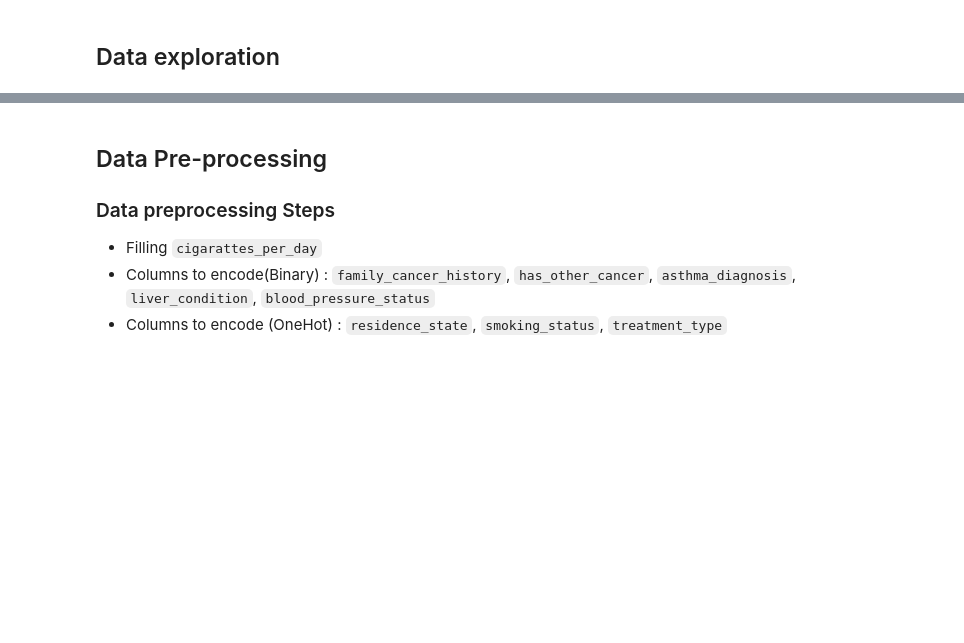
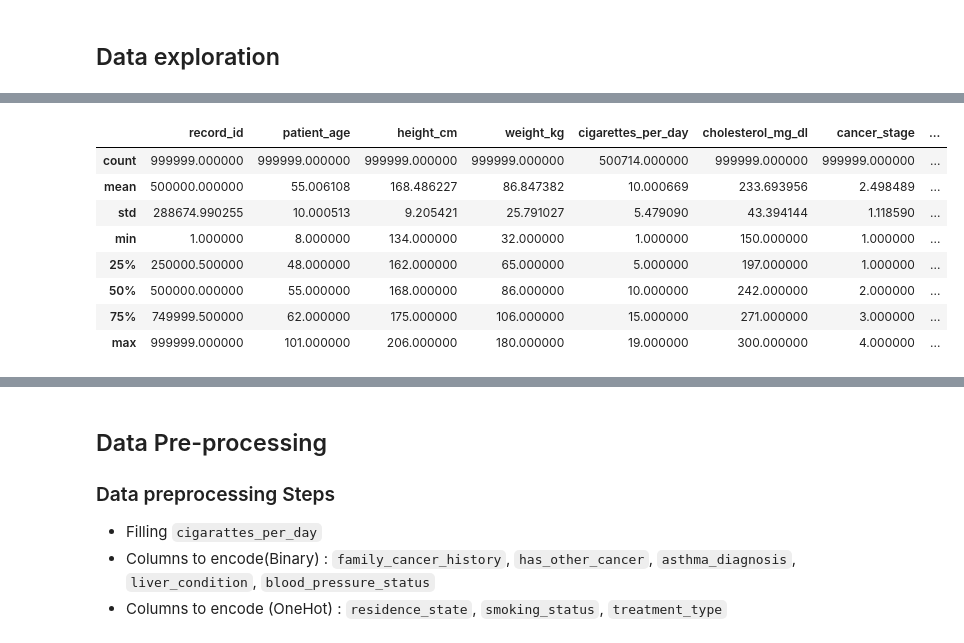
Before and after one commit to rivindu-ashinsa/Lung-Cancer-Prediction, a Jupyter notebook: metamorphs (1).ipynb, the cells around one changed output, grey strips where cells are left out. Drawn from its saved outputs; the diff is of its cells as text; code cells hidden in the pictures; blank space fills up the shorter version.

```diff
--- a/metamorphs (1).ipynb
+++ b/metamorphs (1).ipynb
@@ -23,4 +23,5 @@ import pandas as pd
 # %% [markdown]
 ## Loading the Dataset
 # %%
-df = pd.read_csv("/kaggle/input/idealize-2025-datathon-competition/train.csv")
+df_train = pd.read_csv("/kaggle/input/idealize-2025-datathon-competition/train.csv")
+df_test = pd.read_csv("/kaggle/input/idealize-2025-datathon-competition/test.csv")
@@ -34,0 +70,12 @@ df.isna().sum()
+# %%
+df_train.describe()
+# %% [output]
+|  | record_id | patient_age | height_cm | weight_kg | cigarettes_per_day | cholesterol_mg_dl | cancer_stage | ... |
+| count | 999999.000000 | 999999.000000 | 999999.000000 | 999999.000000 | 500714.000000 | 999999.000000 | 999999.000000 | ... |
+| mean | 500000.000000 | 55.006108 | 168.486227 | 86.847382 | 10.000669 | 233.693956 | 2.498489 | ... |
+| std | 288674.990255 | 10.000513 | 9.205421 | 25.791027 | 5.479090 | 43.394144 | 1.118590 | ... |
+| min | 1.000000 | 8.000000 | 134.000000 | 32.000000 | 1.000000 | 150.000000 | 1.000000 | ... |
+| 25% | 250000.500000 | 48.000000 | 162.000000 | 65.000000 | 5.000000 | 197.000000 | 1.000000 | ... |
+| 50% | 500000.000000 | 55.000000 | 168.000000 | 86.000000 | 10.000000 | 242.000000 | 2.000000 | ... |
+| 75% | 749999.500000 | 62.000000 | 175.000000 | 106.000000 | 15.000000 | 271.000000 | 3.000000 | ... |
+| max | 999999.000000 | 101.000000 | 206.000000 | 180.000000 | 19.000000 | 300.000000 | 4.000000 | ... |
```
Also changed, not shown: parts of 52 cells of this notebook.
